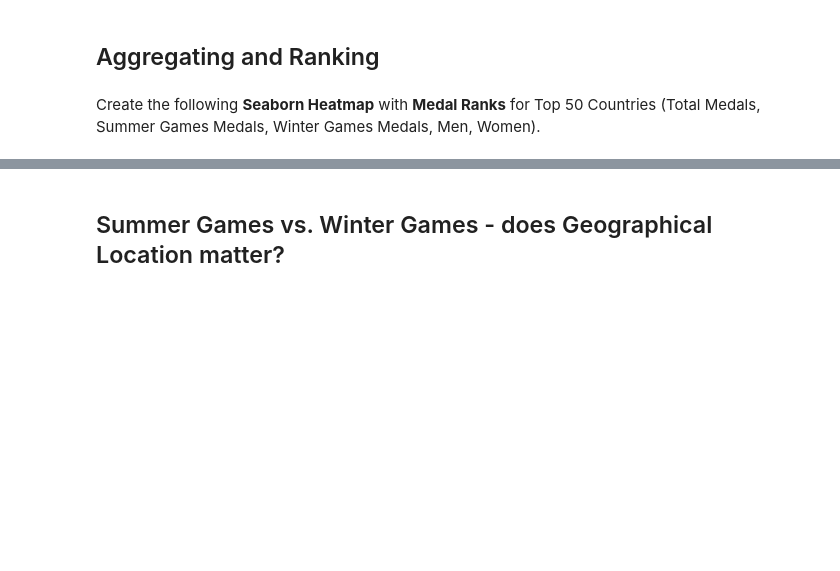
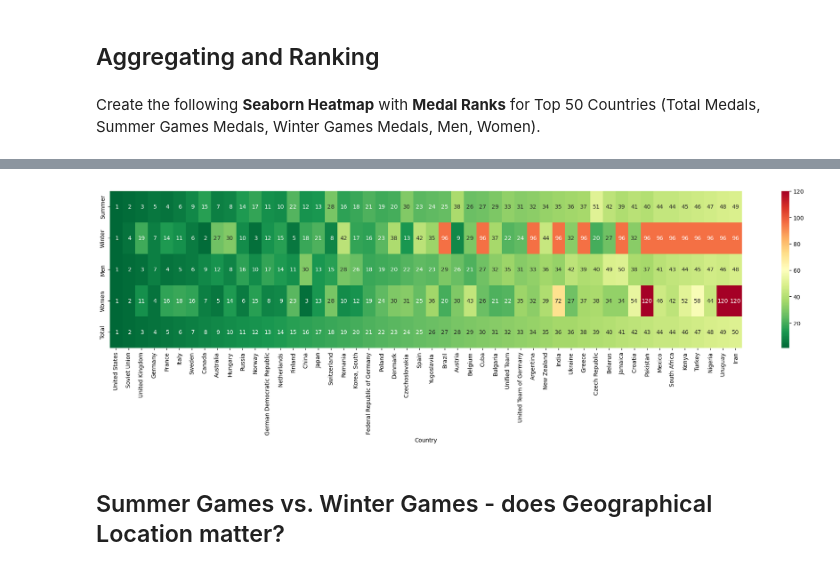
Before and after one commit to alchemistbg/udemy-the-complete-pandas-bootcamp, a Jupyter notebook: Section-21/Explanatory_DataAnalysis_Challenge.ipynb, the cells around one changed output, grey strips where cells are left out. Drawn from its saved outputs; the diff is of its cells as text; code cells hidden in the pictures; blank space fills up the shorter version.

```diff
--- a/Section-21/Explanatory_DataAnalysis_Challenge.ipynb
+++ b/Section-21/Explanatory_DataAnalysis_Challenge.ipynb
@@ -494,0 +624,8 @@ Create the following __Seaborn Heatmap__ with __Medal Ranks__ for Top 50 Countri
+# %%
+medals_by_cats['Total'] = medals_by_cats.Summer + medals_by_cats.Winter
+# %%
+medals_by_cats.sort_values(by = 'Total', ascending = False, inplace = True)
+# %%
+ranks = medals_by_cats.rank(ascending = False, method = 'average')
+# %%
+top_50 = ranks.head(50)
@@ -495,3 +653,9 @@ Create the following __Seaborn Heatmap__ with __Medal Ranks__ for Top 50 Countri
+# %%
+plt.figure(figsize = (25, 5))
+sns.heatmap(data = top_50.T, cmap = 'RdYlGn_r', annot = True, fmt = '2.0f')
+plt.show()
+# %% [output]
+[figure, added]
 # %% [markdown]
 ## Summer Games vs. Winter Games - does Geographical Location matter?
 # %% [markdown]
```
Also changed, not shown: parts of 46 cells of this notebook.
